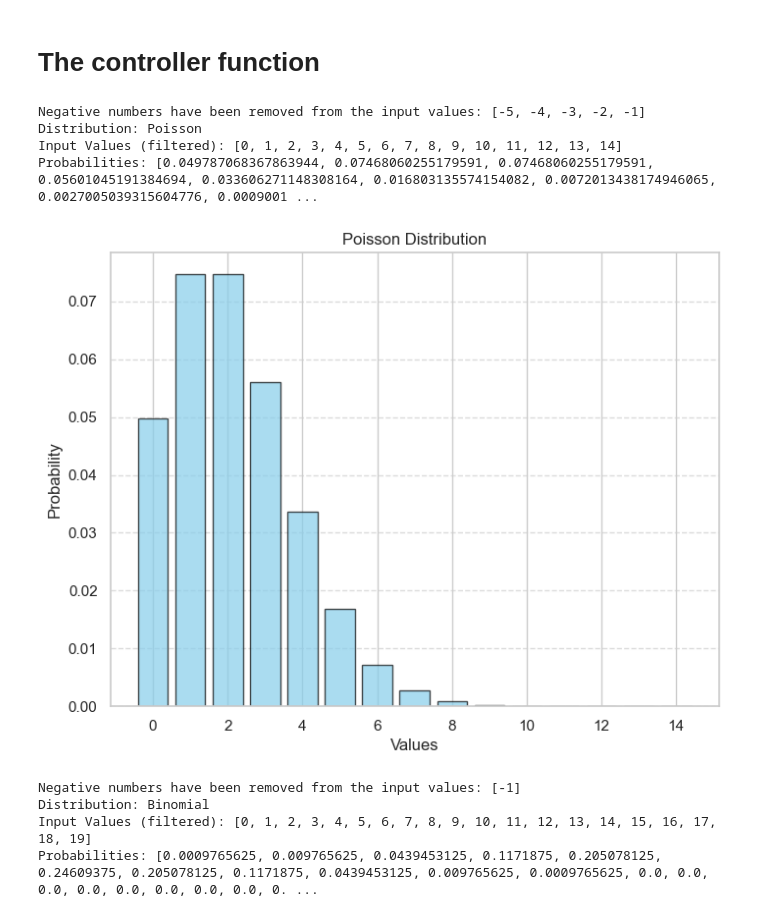
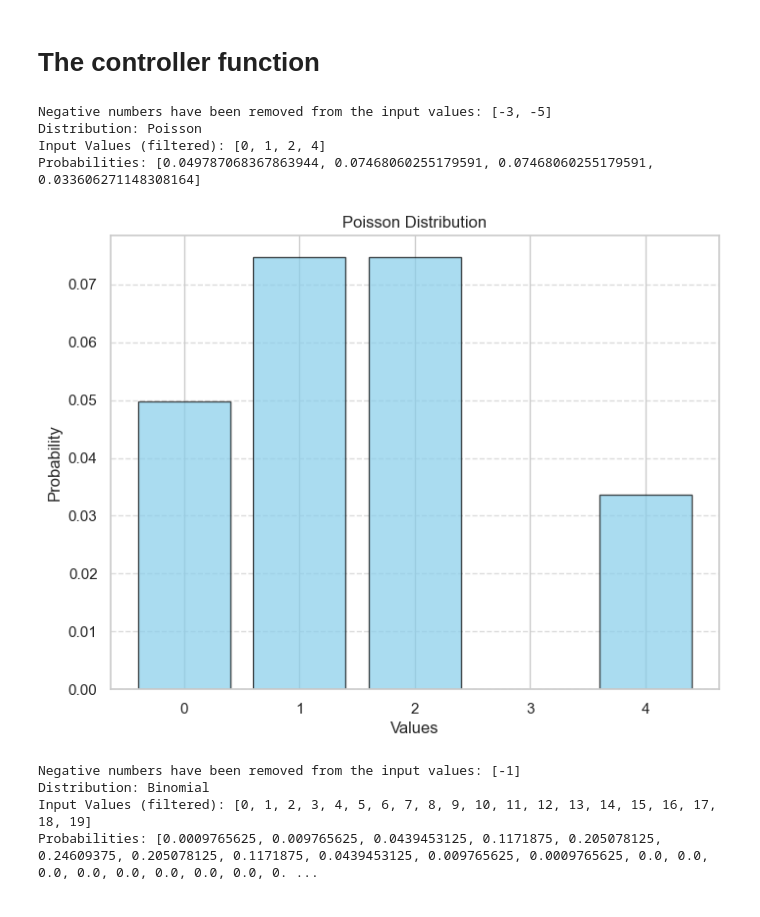
Before and after one commit to zubrist/MFCS-SYSTEM_LAB, a Jupyter notebook: Assignment_1/random_variable.ipynb, the cells around one changed output. Drawn from its saved outputs; the diff is of its cells as text; code cells hidden in the pictures.

```diff
--- a/random_variable.ipynb
+++ b/Assignment_1/random_variable.ipynb
@@ -407,18 +407,18 @@ def get_probability_distribution(distribution_name: str, params: dict, vals: lis
 # %%
 #Poisson Distribution
 
 get_probability_distribution(
     "poisson",
     params={"Lambda": 3},
-    vals=range(-5,15)
-    #vals=[0, 1, 2, -3, 4, -5]
+    #vals=range(-5,15)
+    vals=[0, 1, 2, -3, 4, -5]
 )
 # %% [output]
-Negative numbers have been removed from the input values: [-5, -4, -3, -2, -1]
+Negative numbers have been removed from the input values: [-3, -5]
 Distribution: Poisson
-Input Values (filtered): [0, 1, 2, 3, 4, 5, 6, 7, 8, 9, 10, 11, 12, 13, 14]
-Probabilities: [0.049787068367863944, 0.07468060255179591, 0.07468060255179591, 0.05601045191384694, 0.033606271148308164, 0.016803135574154082, 0.0072013438174946065, 0.0027005039315604776, 0.0009001 ...
+Input Values (filtered): [0, 1, 2, 4]
+Probabilities: [0.049787068367863944, 0.07468060255179591, 0.07468060255179591, 0.033606271148308164]
-[figure, old version]
+[figure, new version]
 # %%
 # Binomial Distribution
 
```
Also changed, not shown: parts of 1 cell of this notebook, 1 other file.
